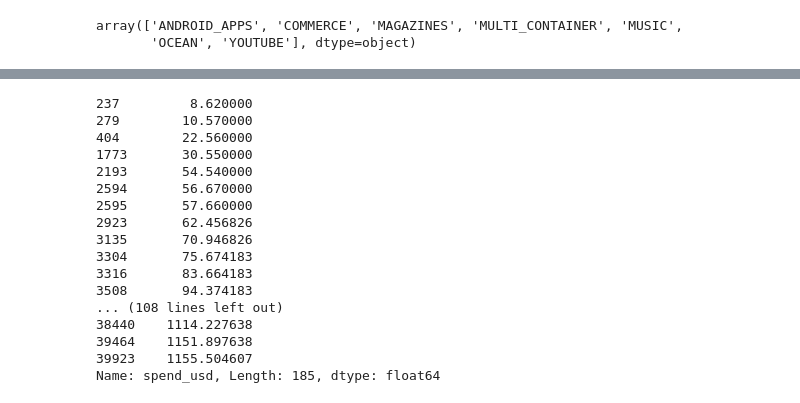
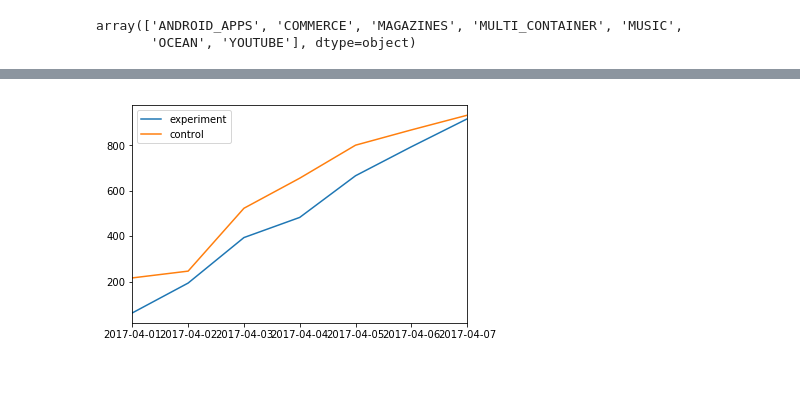
Before and after one commit to yamengsun/BA501_2Session, a Jupyter notebook: hw1.2.1_code.ipynb, the cells around one changed output, grey strips where cells are left out. Saved outputs shown, nothing was run; the diff lists cells and outputs as text; code cells hidden in the pictures; blank space fills up the shorter version.

```diff
--- a/hw1.2.1_code.ipynb
+++ b/hw1.2.1_code.ipynb
@@ -51,8 +39,14 @@ np.unique(v)
 array(['ANDROID_APPS', 'COMMERCE', 'MAGAZINES', 'MULTI_CONTAINER', 'MUSIC',
        'OCEAN', 'YOUTUBE'], dtype=object)
 # %%
+a = my_data.experiment_id
+a = np.unique(a)
+print a
 # for any given experiment_id and country, return a list group by date
-def GetSeries_country(my_data, my_id, my_country):
-    table = my_data[["country", "spend_usd"]][my_data.experiment_id == my_id][my_data.country == my_country]
-    series = table.groupby('country')['spend_usd'].cumsum()
+def GetSeries(my_data, my_id, my_country,my_vertical):
+    table = my_data[["date", "spend_usd"]][(my_data.experiment_id == my_id)
+                                              & (my_data.country == my_country)
+                                              & (my_data.vertical == my_vertical)]
+    series = table.groupby('date')['spend_usd'].sum()
+    series = series.cumsum()
     return(series)
@@ -59,7 +55,7 @@ def GetSeries_country(my_data, my_id, my_country):
 # %%
 # test if this works
-red = GetSeries_country(my_data, 12624548, 'US')
+red = GetSeries(my_data, 12624548, 'US', 'OCEAN')
 print red
-blue = GetSeries_country(my_data, 12624549, 'US')
+blue = GetSeries(my_data, 12624549, 'US', 'OCEAN')
 print blue
 # %% [output]
@@ -89,24 +80,21 @@ def GetSeries_vertical(my_data, my_id, my_vertical):
-# %%
-# test if this works
-red = GetSeries_vertical(my_data, 12624548, 'OCEAN')
-print red
-blue = GetSeries_vertical(my_data, 12624549, 'OCEAN')
-print blue
-# %% [output]
-237         8.620000
-279        10.570000
-404        22.560000
-1773       30.550000
-2193       54.540000
-2594       56.670000
-2595       57.660000
-2923       62.456826
-3135       70.946826
-3304       75.674183
-3316       83.664183
-3508       94.374183
-... (108 lines left out)
-38440    1114.227638
-39464    1151.897638
-39923    1155.504607
-Name: spend_usd, Length: 185, dtype: float64
+# %%
+# for any two series, plot the time series
+def PlotSeries(index_series, experiment_series, control_series):
+    df = pd.DataFrame(
+        {
+            "experiment": experiment_series.tolist(),
+            "control": control_series.tolist()
+        },
+        index = index_series.tolist(), # a range of dates
+        columns = ["experiment", "control"]
+    )
+    df.plot()
+# %%
+# test if this works
+date_series = my_data.date
+index_series = np.unique(date_series)
+#index_series
+
+PlotSeries(index_series, red, blue)
+# %% [output]
+[figure, added]
```
Also changed, not shown: parts of 6 cells of this notebook.
